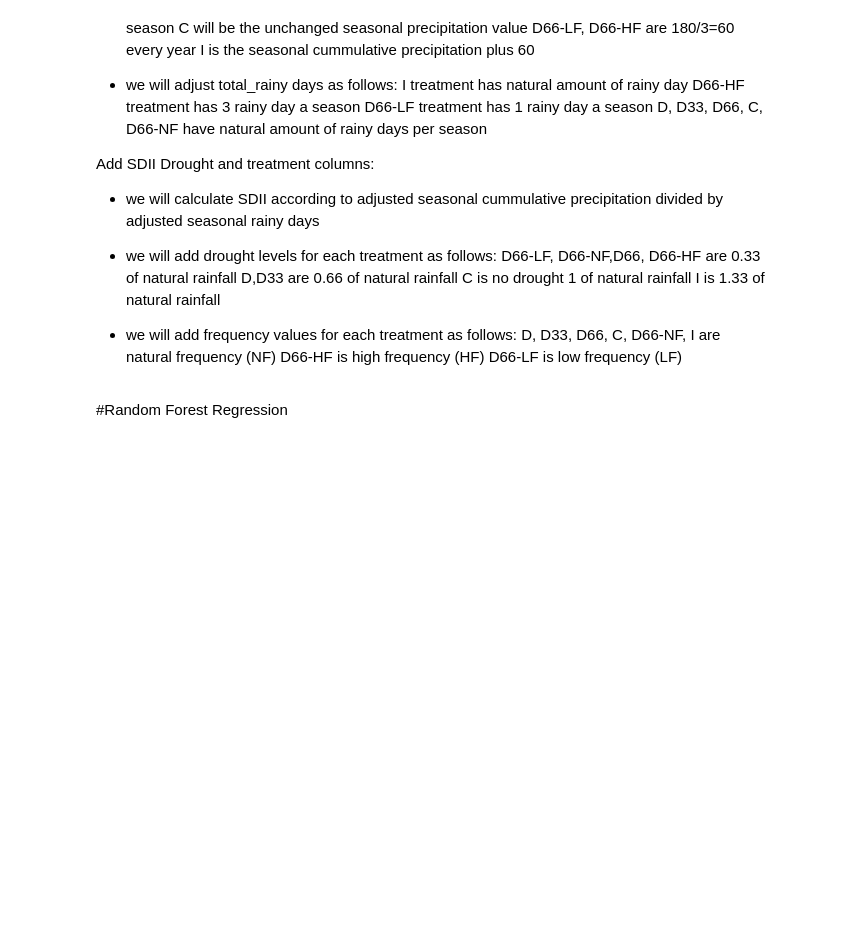
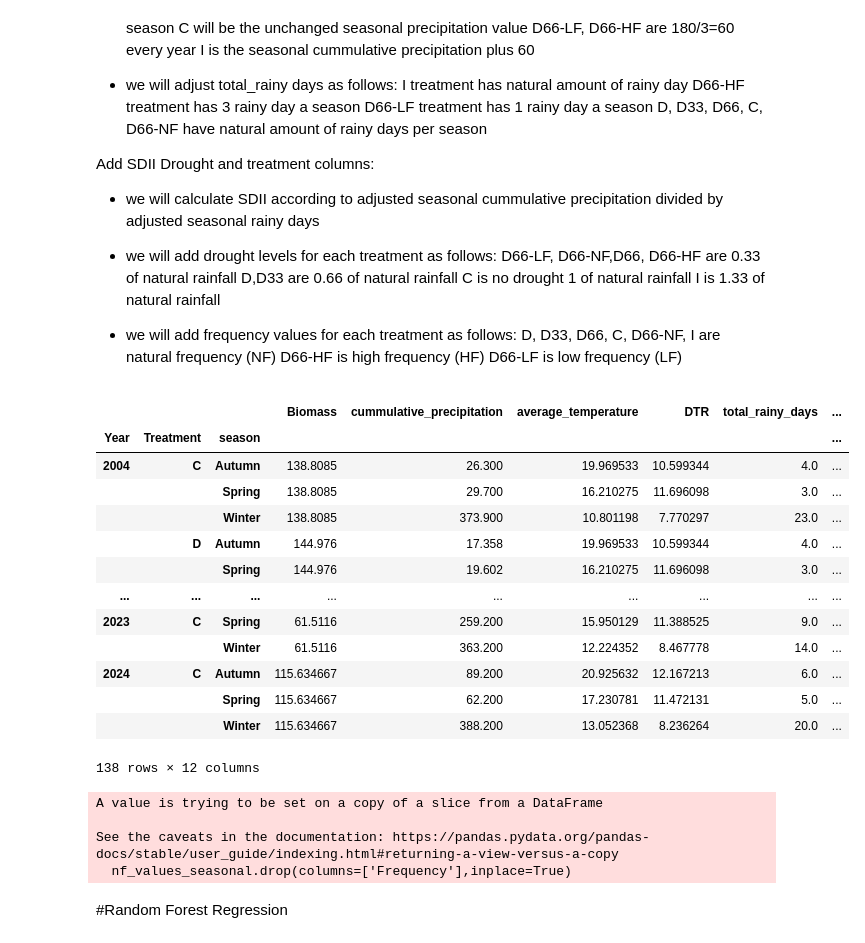
Before and after one commit to DaryaPerry1996/drought_biomass_predictor, a Jupyter notebook: Seminar_drought_biomass_dependance.ipynb, the cells around one changed output. Saved outputs shown, nothing was run; the diff lists cells and outputs as text; code cells hidden in the pictures; blank space fills up the shorter version.

```diff
--- a/Seminar_drought_biomass_dependance.ipynb
+++ b/Seminar_drought_biomass_dependance.ipynb
@@ -1088,6 +1107,23 @@ merged_seasonal_grouped= merged_seasonal.groupby(['Year','Treatment','season']).
 
 # create a dataframe containing only natural frequency treatments with yearly climate indices:
 nf_values_seasonal=merged_seasonal_grouped[merged_seasonal_grouped['Frequency'] == 'NF']
+# %%
+seasonal_cdi
+# %% [output]
+|  |  |  | Biomass | cummulative_precipitation | average_temperature | DTR | total_rainy_days | ... |
+| Year | Treatment | season |  |  |  |  |  | ... |
+| 2004 | C | Autumn | 138.8085 | 26.300 | 19.969533 | 10.599344 | 4.0 | ... |
+|  |  | Spring | 138.8085 | 29.700 | 16.210275 | 11.696098 | 3.0 | ... |
+|  |  | Winter | 138.8085 | 373.900 | 10.801198 | 7.770297 | 23.0 | ... |
+|  | D | Autumn | 144.976 | 17.358 | 19.969533 | 10.599344 | 4.0 | ... |
+|  |  | Spring | 144.976 | 19.602 | 16.210275 | 11.696098 | 3.0 | ... |
+| ... | ... | ... | ... | ... | ... | ... | ... | ... |
+| 2023 | C | Spring | 61.5116 | 259.200 | 15.950129 | 11.388525 | 9.0 | ... |
+|  |  | Winter | 61.5116 | 363.200 | 12.224352 | 8.467778 | 14.0 | ... |
+| 2024 | C | Autumn | 115.634667 | 89.200 | 20.925632 | 12.167213 | 6.0 | ... |
+|  |  | Spring | 115.634667 | 62.200 | 17.230781 | 11.472131 | 5.0 | ... |
+|  |  | Winter | 115.634667 | 388.200 | 13.052368 | 8.236264 | 20.0 | ... |
+138 rows × 12 columns
 # %%
 frequency_mapping = {'NF': 0, 'HF': 2, 'LF': 1}
 merged_seasonal_grouped['Frequency'] = merged_seasonal_grouped['Frequency'].map(frequency_mapping)
@@ -1102,6 +1138,17 @@ nf_values_seasonal=pd.pivot_table(nf_values_seasonal, values =['Biomass', 'cummu
        'total_rainy_days', 'consecutive_dry_days', 'consecutive_rainy_days',
        'number_of_rain_events', 'SDII','VPD', 'Drought'], index =['Year','Treatment'],columns=['season'])
 nf_values_seasonal.columns = nf_values_seasonal.columns.map('|'.join).str.strip('|')
+
+seasonal_cdi.drop(columns=['Frequency'],inplace=True)
+seasonal_cdi=pd.pivot_table(seasonal_cdi, values=['Biomass', 'cummulative_precipitation', 'average_temperature', 'DTR',
+       'total_rainy_days', 'consecutive_dry_days', 'consecutive_rainy_days',
+       'number_of_rain_events', 'SDII','VPD', 'Drought'], index=['Year','Treatment'],columns=['season'])
+seasonal_cdi.columns = seasonal_cdi.columns.map('|'.join).str.strip('|')
+# %% [output]
+A value is trying to be set on a copy of a slice from a DataFrame
+
+See the caveats in the documentation: https://pandas.pydata.org/pandas-docs/stable/user_guide/indexing.html#returning-a-view-versus-a-copy
+  nf_values_seasonal.drop(columns=['Frequency'],inplace=True)
 # %% [markdown]
 #Random Forest Regression
 # %% [markdown]
```
Also changed, not shown: parts of 30 cells of this notebook.
